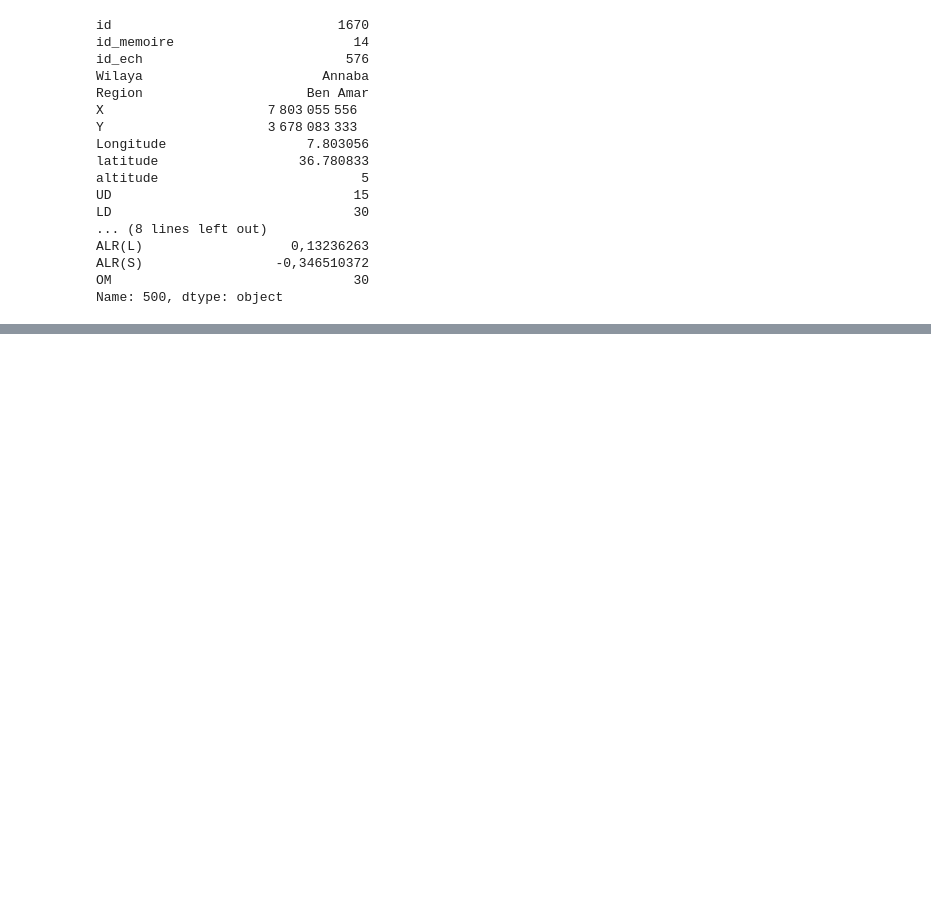
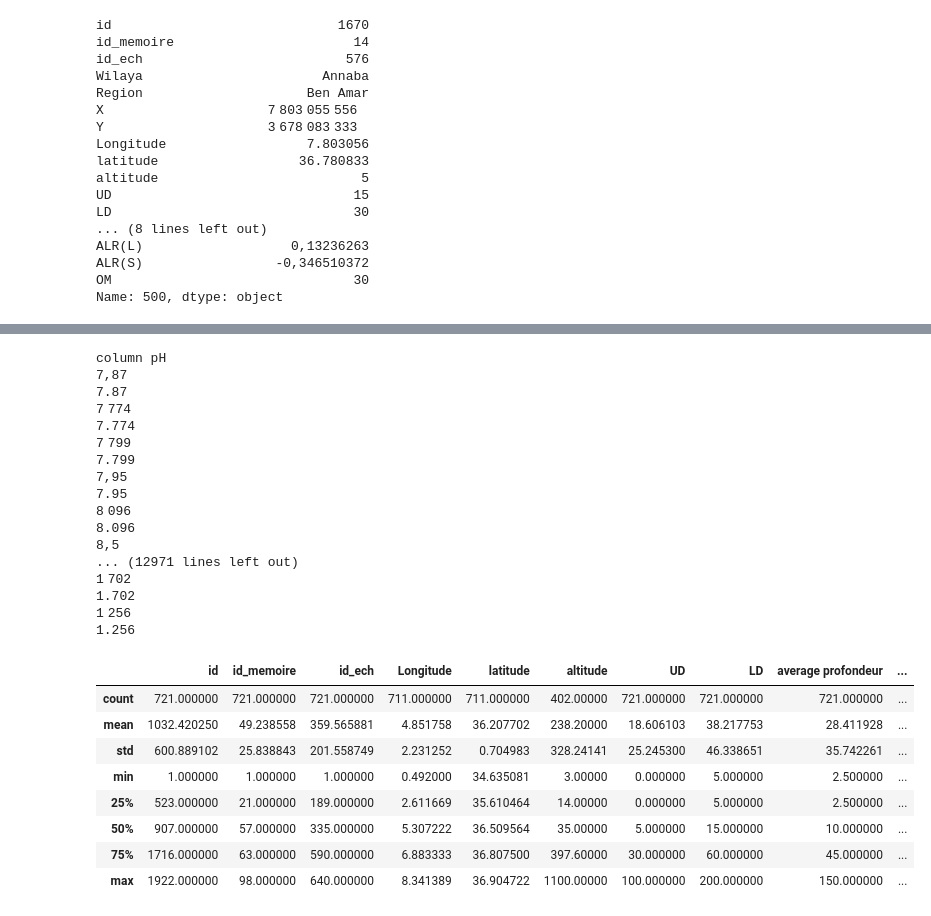
Before and after one commit to grosvenor01/having-some-fun, a Jupyter notebook: CNN.ipynb, the cells around one changed output, grey strips where cells are left out. Cells and saved outputs as stored; diff of their text form; code cells hidden in the pictures; blank space fills up the shorter version.

Commit message:
data cleaned

```diff
--- a/CNN.ipynb
+++ b/CNN.ipynb
@@ -267,0 +310,3 @@ Name: 500, dtype: object
+# %%
+for i in df["average profondeur"]:
+    print(i)
@@ -267,0 +331,3 @@ Name: 500, dtype: object
+# %%
+df["average profondeur"]=df["average profondeur"].apply(clean_altitude_depth)
+df["average profondeur"]
@@ -267,0 +347,3 @@ Name: 500, dtype: object
+# %%
+for i in df["USDA Soil Taxonomy"]:
+    print(i)
@@ -267,0 +368,43 @@ Name: 500, dtype: object
+# %%
+def clean_numeric_data(value):
+    print(value)
+    value_str = str(value).replace(",", ".")
+    first_occurrence_index = value_str.find("\u202f")
+    if first_occurrence_index != -1:
+        value_str = (value_str[:first_occurrence_index] + '.' + value_str[first_occurrence_index + 1:])
+        value_str = value_str.replace("\u202f", "")
+
+    print(value_str)
+    return float(value_str)
+# %%
+for i in df.columns[14:]:
+    print(f"column {i}")
+    df[i]=df[i].apply(clean_numeric_data)
+df.describe()
+# %% [output]
+column pH
+7,87
+7.87
+7 774
+7.774
+7 799
+7.799
+7,95
+7.95
+8 096
+8.096
+8,5
+... (12971 lines left out)
+1 702
+1.702
+1 256
+1.256
+|  | id | id_memoire | id_ech | Longitude | latitude | altitude | UD | LD | average profondeur | ... |
+| count | 721.000000 | 721.000000 | 721.000000 | 711.000000 | 711.000000 | 402.00000 | 721.000000 | 721.000000 | 721.000000 | ... |
+| mean | 1032.420250 | 49.238558 | 359.565881 | 4.851758 | 36.207702 | 238.20000 | 18.606103 | 38.217753 | 28.411928 | ... |
+| std | 600.889102 | 25.838843 | 201.558749 | 2.231252 | 0.704983 | 328.24141 | 25.245300 | 46.338651 | 35.742261 | ... |
+| min | 1.000000 | 1.000000 | 1.000000 | 0.492000 | 34.635081 | 3.00000 | 0.000000 | 5.000000 | 2.500000 | ... |
+| 25% | 523.000000 | 21.000000 | 189.000000 | 2.611669 | 35.610464 | 14.00000 | 0.000000 | 5.000000 | 2.500000 | ... |
+| 50% | 907.000000 | 57.000000 | 335.000000 | 5.307222 | 36.509564 | 35.00000 | 5.000000 | 15.000000 | 10.000000 | ... |
+| 75% | 1716.000000 | 63.000000 | 590.000000 | 6.883333 | 36.807500 | 397.60000 | 30.000000 | 60.000000 | 45.000000 | ... |
+| max | 1922.000000 | 98.000000 | 640.000000 | 8.341389 | 36.904722 | 1100.00000 | 100.000000 | 200.000000 | 150.000000 | ... |
```
Also changed, not shown: parts of 5 cells of this notebook.
